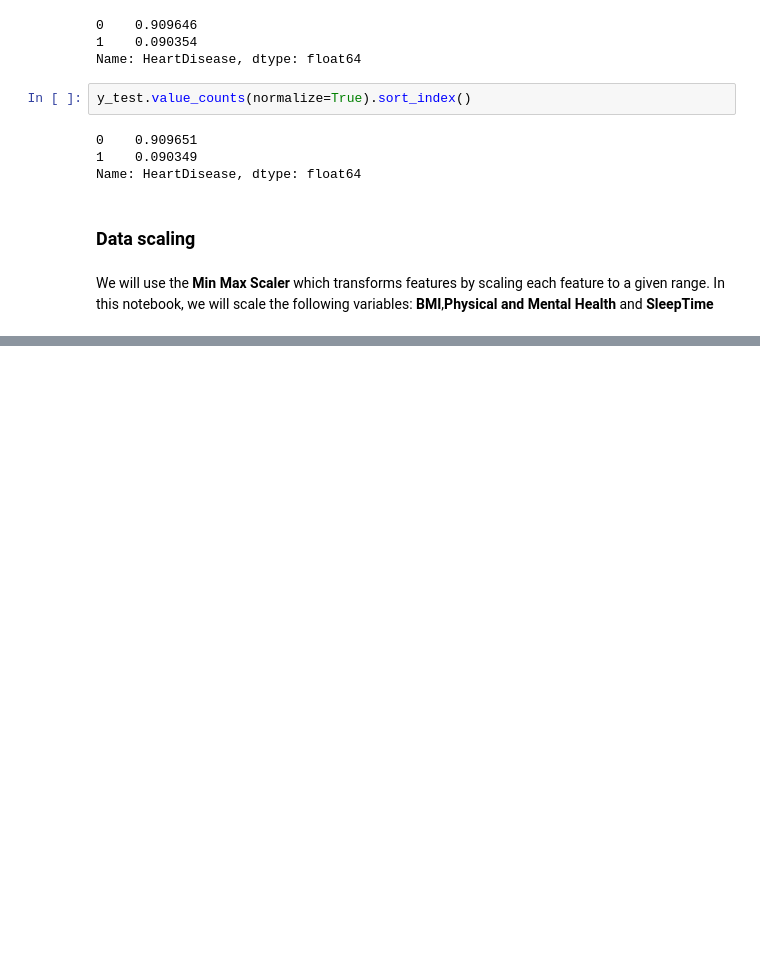
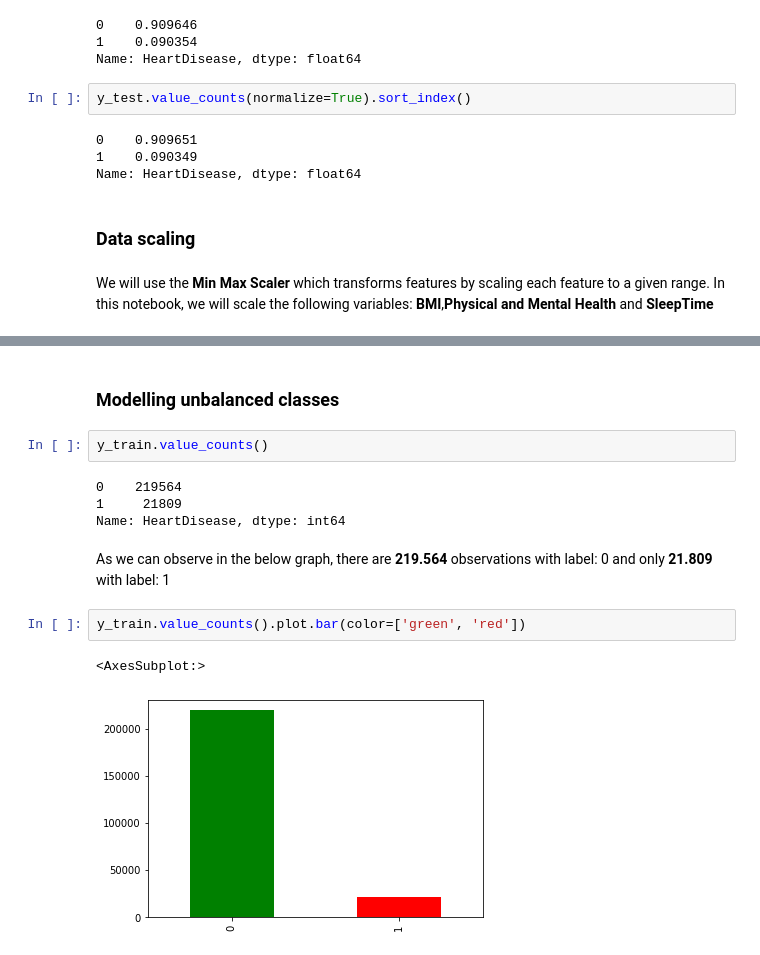
Before and after one commit to sumitkumarjethani/aprendizaje-automatico-IBM, a Jupyter notebook: Supervised Machine Learning (Classification)/notebooks/Final Project.ipynb, the cells around one changed output, grey strips where cells are left out. Cells and saved outputs as stored; diff of their text form; blank space fills up the shorter version.

```diff
--- a/Supervised Machine Learning (Classification)/notebooks/Final Project.ipynb
+++ b/Supervised Machine Learning (Classification)/notebooks/Final Project.ipynb
@@ -622,0 +689,15 @@ We will use the **Min Max Scaler** which transforms features by scaling each fea
+# %% [markdown]
+### Modelling unbalanced classes
+# %%
+y_train.value_counts()
+# %% [output]
+0    219564
+1     21809
+Name: HeartDisease, dtype: int64
+# %% [markdown]
+As we can observe in the below graph, there are **219.564** observations with label: 0 and only **21.809** with label: 1
+# %%
+y_train.value_counts().plot.bar(color=['green', 'red'])
+# %% [output]
+<AxesSubplot:>
+[figure, added]
```
Also changed, not shown: parts of 103 cells of this notebook, 14 other files.
